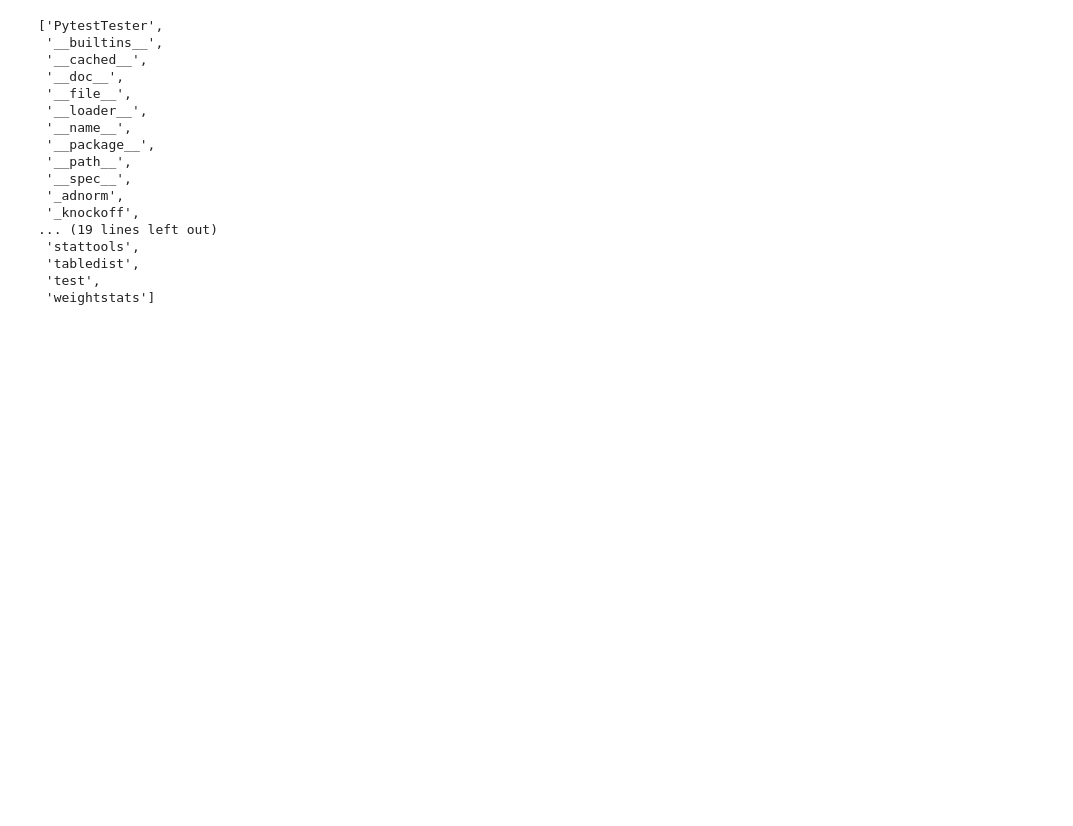
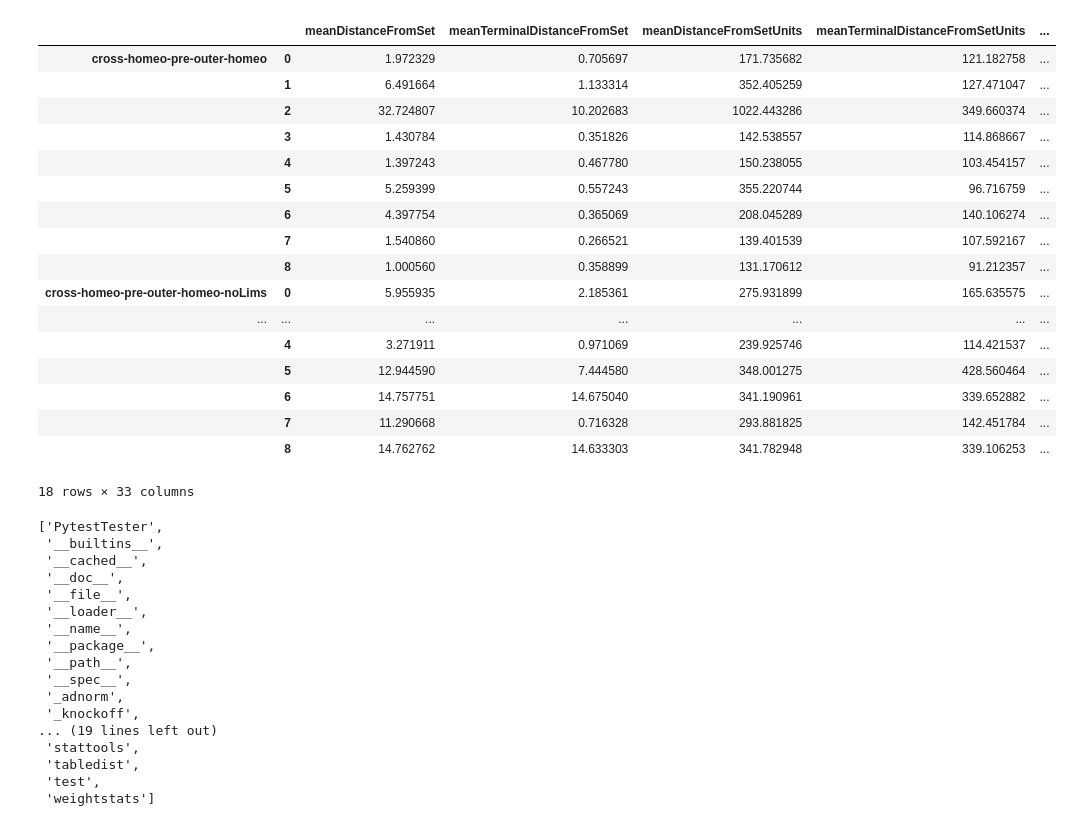
Before and after one commit to mikejseay/spiking-upstates, a Jupyter notebook: notebooks/spiking-upstates-dev-2021-seed-analysis.ipynb, the cells around one changed output. Drawn from its saved outputs; the diff is of its cells as text; code cells hidden in the pictures; blank space fills up the shorter version.

```diff
--- a/notebooks/spiking-upstates-dev-2021-seed-analysis.ipynb
+++ b/notebooks/spiking-upstates-dev-2021-seed-analysis.ipynb
@@ -225,4 +249,25 @@ axr[measureInd].set(ylabel='MSE')
 plt.yscale('log')
+# %%
+overallDF
+# %% [output]
+|  |  | meanDistanceFromSet | meanTerminalDistanceFromSet | meanDistanceFromSetUnits | meanTerminalDistanceFromSetUnits | ... |
+| cross-homeo-pre-outer-homeo | 0 | 1.972329 | 0.705697 | 171.735682 | 121.182758 | ... |
+|  | 1 | 6.491664 | 1.133314 | 352.405259 | 127.471047 | ... |
+|  | 2 | 32.724807 | 10.202683 | 1022.443286 | 349.660374 | ... |
+|  | 3 | 1.430784 | 0.351826 | 142.538557 | 114.868667 | ... |
+|  | 4 | 1.397243 | 0.467780 | 150.238055 | 103.454157 | ... |
+|  | 5 | 5.259399 | 0.557243 | 355.220744 | 96.716759 | ... |
+|  | 6 | 4.397754 | 0.365069 | 208.045289 | 140.106274 | ... |
+|  | 7 | 1.540860 | 0.266521 | 139.401539 | 107.592167 | ... |
+|  | 8 | 1.000560 | 0.358899 | 131.170612 | 91.212357 | ... |
+| cross-homeo-pre-outer-homeo-noLims | 0 | 5.955935 | 2.185361 | 275.931899 | 165.635575 | ... |
+| ... | ... | ... | ... | ... | ... | ... |
+|  | 4 | 3.271911 | 0.971069 | 239.925746 | 114.421537 | ... |
+|  | 5 | 12.944590 | 7.444580 | 348.001275 | 428.560464 | ... |
+|  | 6 | 14.757751 | 14.675040 | 341.190961 | 339.652882 | ... |
+|  | 7 | 11.290668 | 0.716328 | 293.881825 | 142.451784 | ... |
+|  | 8 | 14.762762 | 14.633303 | 341.782948 | 339.106253 | ... |
+18 rows × 33 columns
 # %%
 # plot dedicated to showing the mean MSE, for the average FR and the unit FR
 
```
Also changed, not shown: parts of 28 cells of this notebook, 10 other files.
